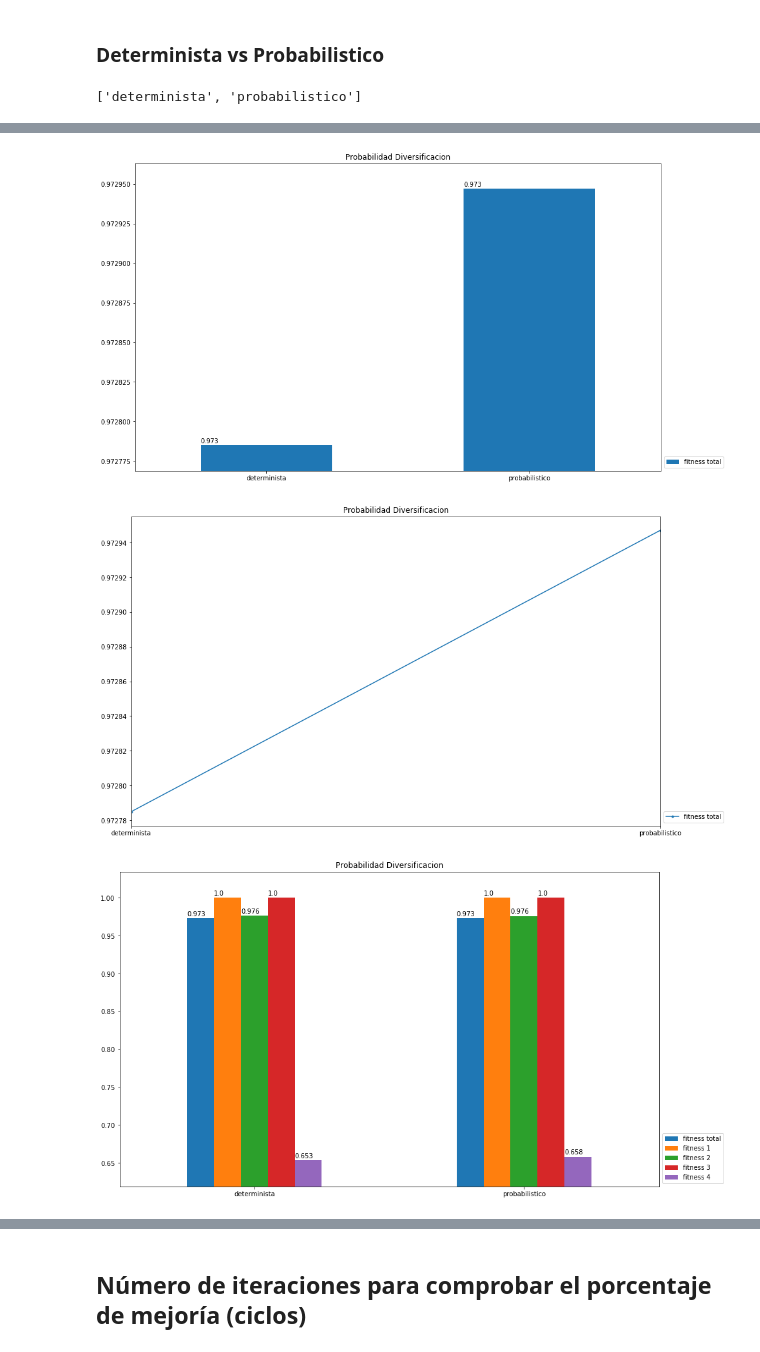
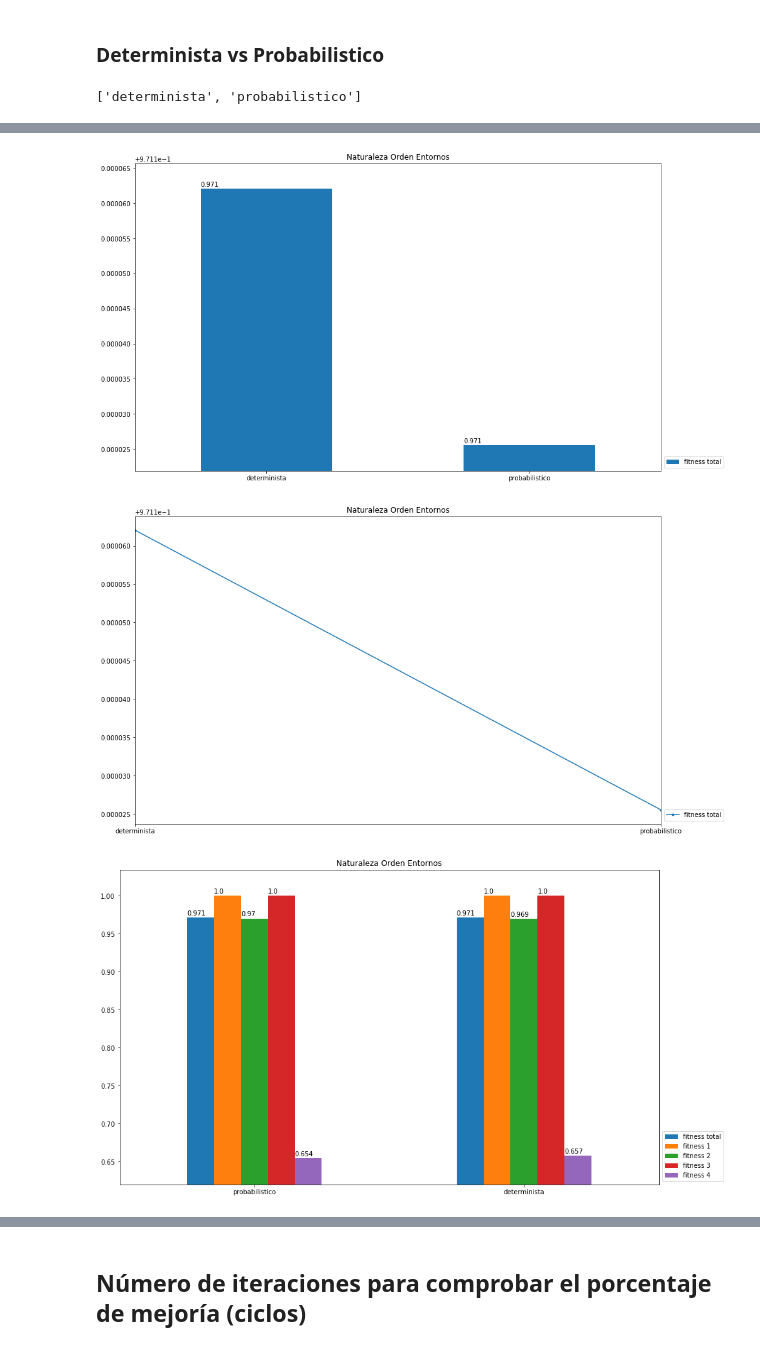
Before and after one commit to zerolfer/TFM-graficador, a Jupyter notebook: ajuste-parametrico/Ajuste-parametrico-documento-Copy1.ipynb, the cells around one changed output, grey strips where cells are left out. Drawn from its saved outputs; the diff is of its cells as text; code cells hidden in the pictures.

Commit message:
Added 2nd iteration parameter tunning and added config to plot neighbourhood changes

```diff
--- a/ajuste-parametrico/Ajuste-parametrico-documento-Copy1.ipynb
+++ b/ajuste-parametrico/Ajuste-parametrico-documento-Copy1.ipynb
@@ -239,11 +239,11 @@ ajuste_parametrico(base_path, sub_paths, out_path, parametro)
 # %% [markdown]
 ### Determinista vs Probabilistico
 # %%
-base_path = "C:\\Users\\Administrador\\Documents\\Proyecto-Salomon\\resultados\\Caso1Id1m-01-01-2019\\2-Vecindades\\TipoEntornos"
+base_path = "C:\\Users\\Administrador\\Documents\\Proyecto-Salomon\\resultados\\Caso1Id1m-01-01-2019\\3-Vecindades\\TipoEntornos"
 sub_paths = ["determinista", "probabilistico"]
 
-parametro = "Probabilidad Diversificacion"
-out_path = "3-1 " + parametro + "/"
+parametro = "Naturaleza Orden Entornos"
+out_path = "3-4 " + parametro + "/"
 
 ajuste_parametrico(base_path, sub_paths, out_path, parametro)
 # %% [output]
@@ -254,3 +254,3 @@ ajuste_parametrico(base_path, sub_paths, out_path, parametro)
-[figure, old version]
+[figure, new version]
-[figure, old version]
+[figure, new version]
-[figure, old version]
+[figure, new version]
```
Also changed, not shown: parts of 6 cells of this notebook, 4 other files.
